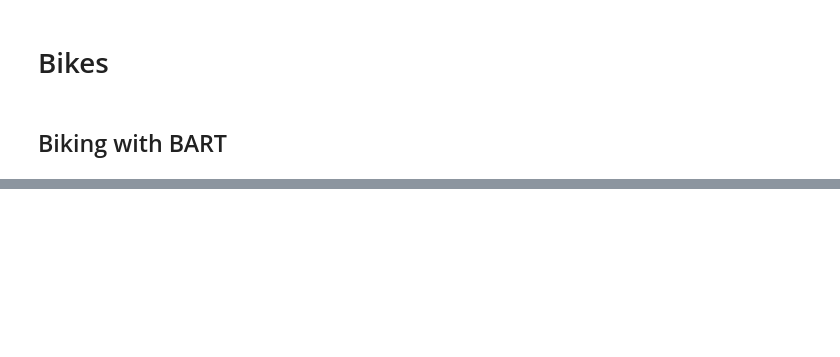
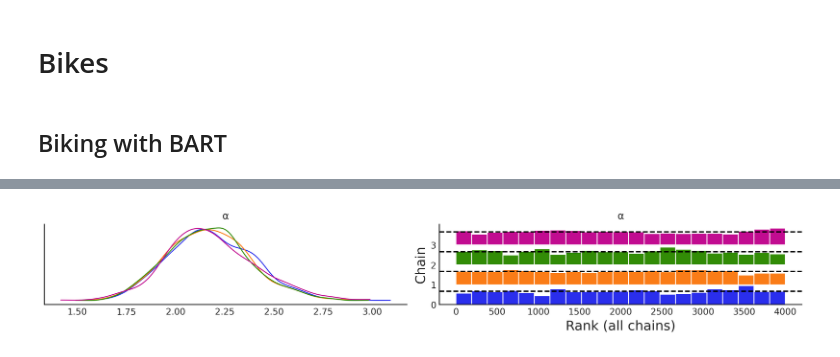
Before and after one commit to Grupo-de-modelado-probabilista/BART, a Jupyter notebook: experiments/Bikes.ipynb, the cells around one changed output, grey strips where cells are left out. Drawn from its saved outputs; the diff is of its cells as text; code cells hidden in the pictures; blank space fills up the shorter version.

```diff
--- a/experiments/Bikes.ipynb
+++ b/experiments/Bikes.ipynb
@@ -78,0 +52,4 @@ plt.savefig("bikes_VI-correlation.png");
+# %%
+az.plot_trace(idata_bikes, compact=False, var_names=["α"], kind="rank_bars");
+# %% [output]
+[figure, added]
```
Also changed, not shown: parts of 12 cells of this notebook, 16 other files.
